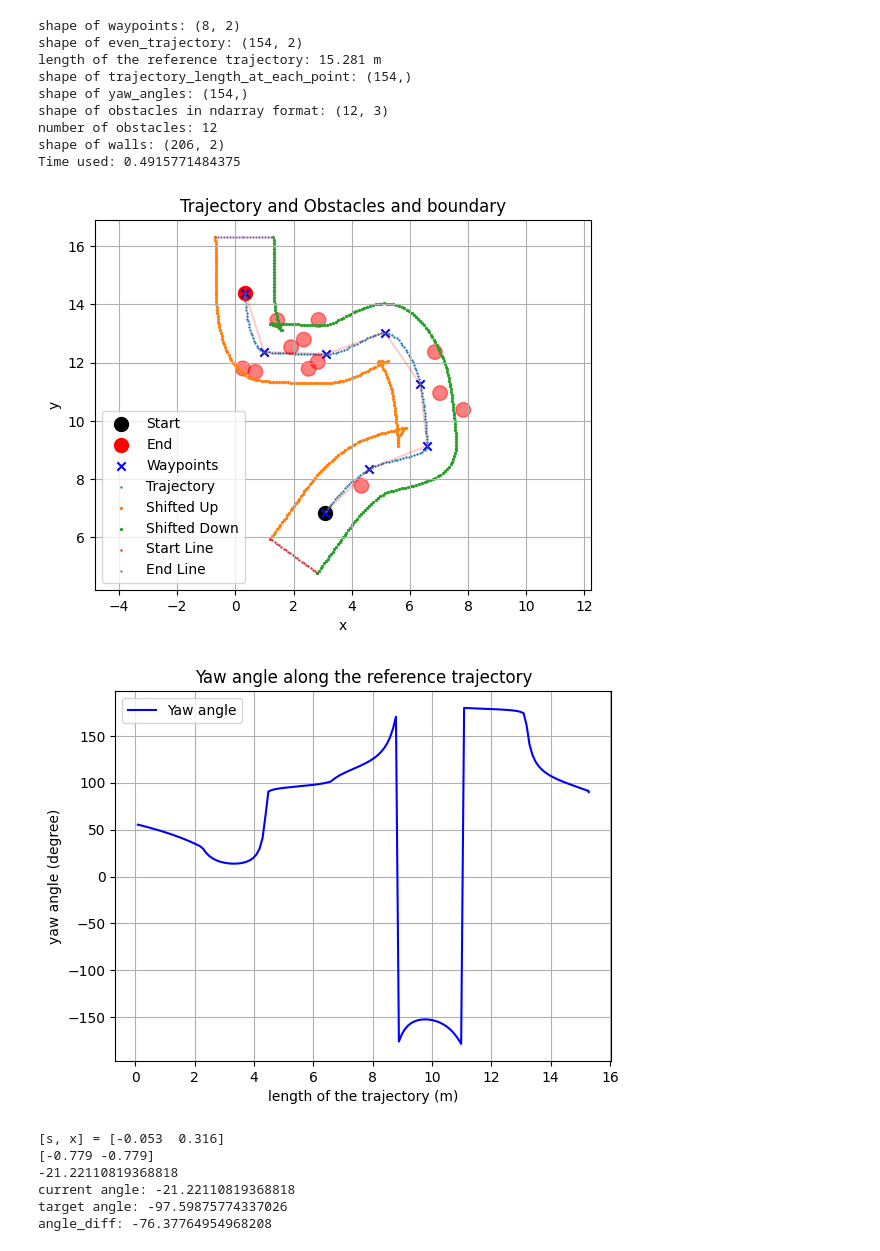
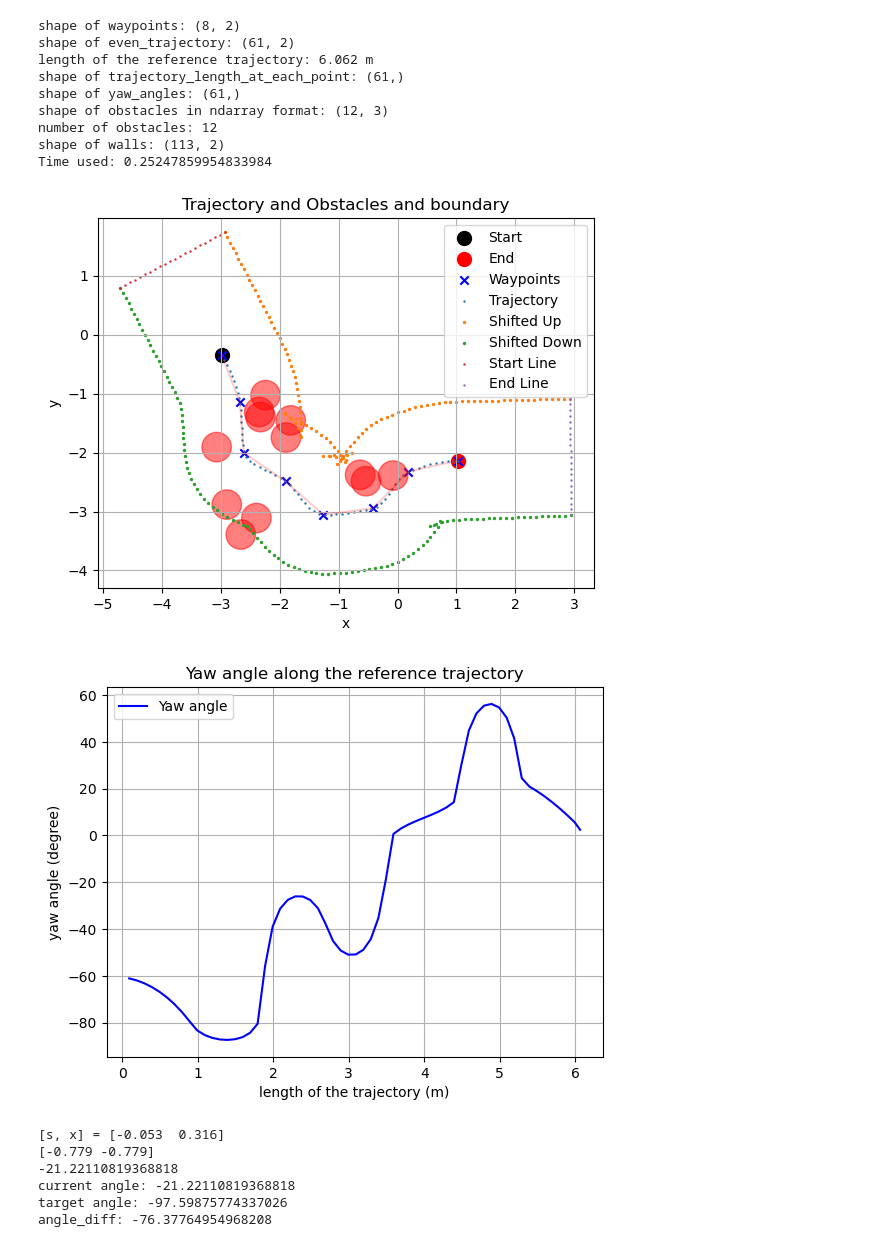
Before and after one commit to SpartanTan/RL-everything, a Jupyter notebook: torh_tutorial/generate_path.ipynb, the cells around one changed output. Drawn from its saved outputs; the diff is of its cells as text; code cells hidden in the pictures.

```diff
--- a/torh_tutorial/generate_path.ipynb
+++ b/torh_tutorial/generate_path.ipynb
@@ -463,42 +463,42 @@ class Path():
         print(f"number of obstacles: {len(self.obstacles)}")
         print(f"shape of walls: {self.wall_up.shape}")
         # print("")
 
     def reset(self):
         self.plot_error = False
         self.generate_path()
         self.generate_walls()
         if self.is_crossed():
             self.reset()
         if self.is_waypoints_in_obstacles():
             self.reset()
 
 
 testPath = Path(trajectory_point_interval=0.1,
-                No=12, Nw=8, Lp=15, mu_r=0.25, sigma_d=0.8, shift_distance=1)
+                No=12, Nw=8, Lp=6, mu_r=0.25, sigma_d=0.8, shift_distance=1)
 testPath.reset()
 testPath.render(if_yaw_angle=True)
 testPath.print_shape()
 endtime = time.time()
 print(f"Time used: {endtime - starttime}")
 
 # atr_position = np.array([testPath.waypoints[3,0], testPath.waypoints[3, 1]])
 # print(atr_position)
 # min_distance, closest_point = testPath.minimum_distance_to_walls(atr_position)
 # plt.scatter(atr_position[0], atr_position[1], s=100, marker='+', label='Query Point')
 # plt.scatter(closest_point[0], closest_point[1], s=50, marker='+', label='Closest Point')
 # %% [output]
 shape of waypoints: (8, 2)
-shape of even_trajectory: (154, 2)
-length of the reference trajectory: 15.281 m
-shape of trajectory_length_at_each_point: (154,)
-shape of yaw_angles: (154,)
+shape of even_trajectory: (61, 2)
+length of the reference trajectory: 6.062 m
+shape of trajectory_length_at_each_point: (61,)
+shape of yaw_angles: (61,)
 shape of obstacles in ndarray format: (12, 3)
 number of obstacles: 12
-shape of walls: (206, 2)
-Time used: 0.4915771484375
+shape of walls: (113, 2)
+Time used: 0.25247859954833984
-[figure, old version]
+[figure, new version]
-[figure, old version]
+[figure, new version]
 # %%
 eta, index_of_the_closest_point, look_ahead_point, target_point_yaw = testPath.calculate_error_vector(np.array([-1.5, 2]))
 testPath.render(if_yaw_angle=False)
```
Also changed, not shown: 1 other file.
